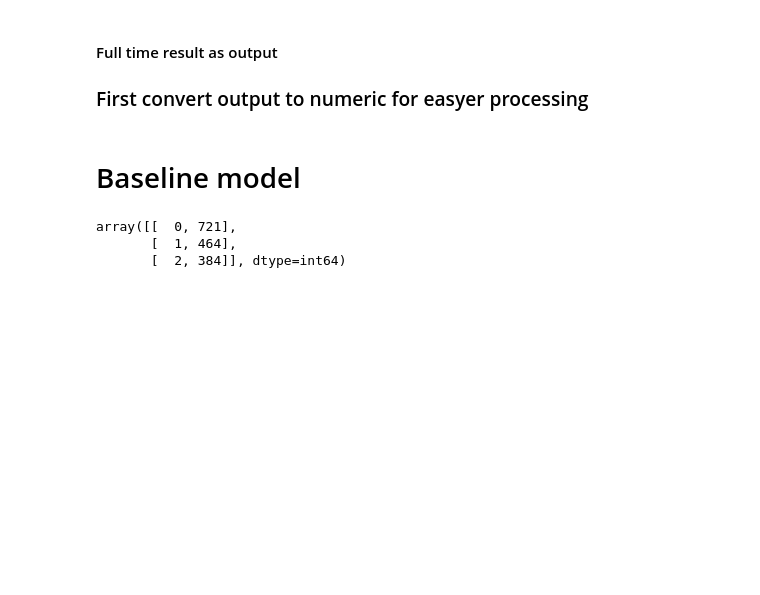
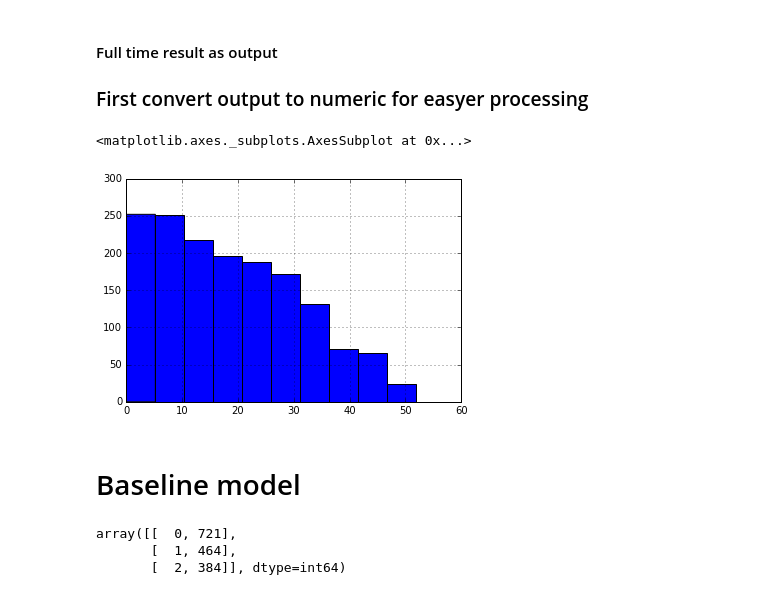
Before and after one commit to BigDataRepublic/Football_match_prediction, a Jupyter notebook: Football prediction.ipynb, the cells around one changed output. Drawn from its saved outputs; the diff is of its cells as text; code cells hidden in the pictures; blank space fills up the shorter version.

```diff
--- a/Football prediction.ipynb
+++ b/Football prediction.ipynb
@@ -321,6 +361,13 @@ away_opponent_win_ratio: 0
 # %% [markdown]
 #### Full time result as output
 ### First convert output to numeric for easyer processing
+# %%
+%matplotlib inline
+
+input_features.away_total_draws.hist()
+# %% [output]
+<matplotlib.axes._subplots.AxesSubplot at 0x...>
+[figure, added]
 # %%
 def ResultToNumeric(results):
     numericResults = []
```
Also changed, not shown: parts of 17 cells of this notebook.
